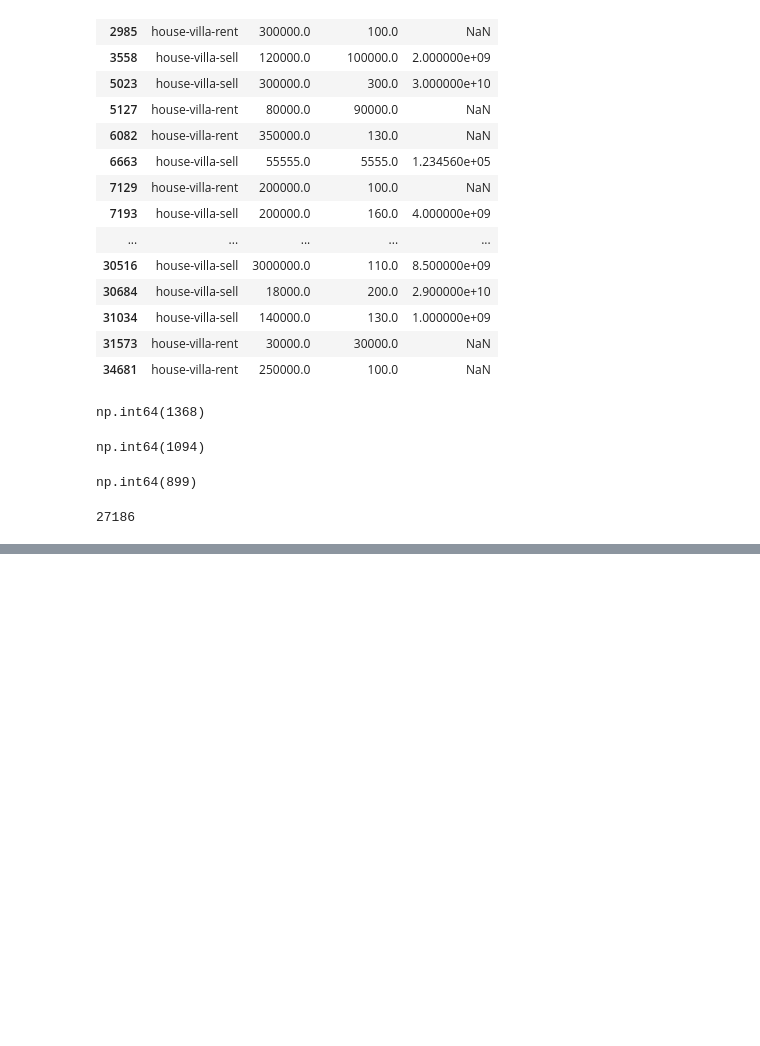
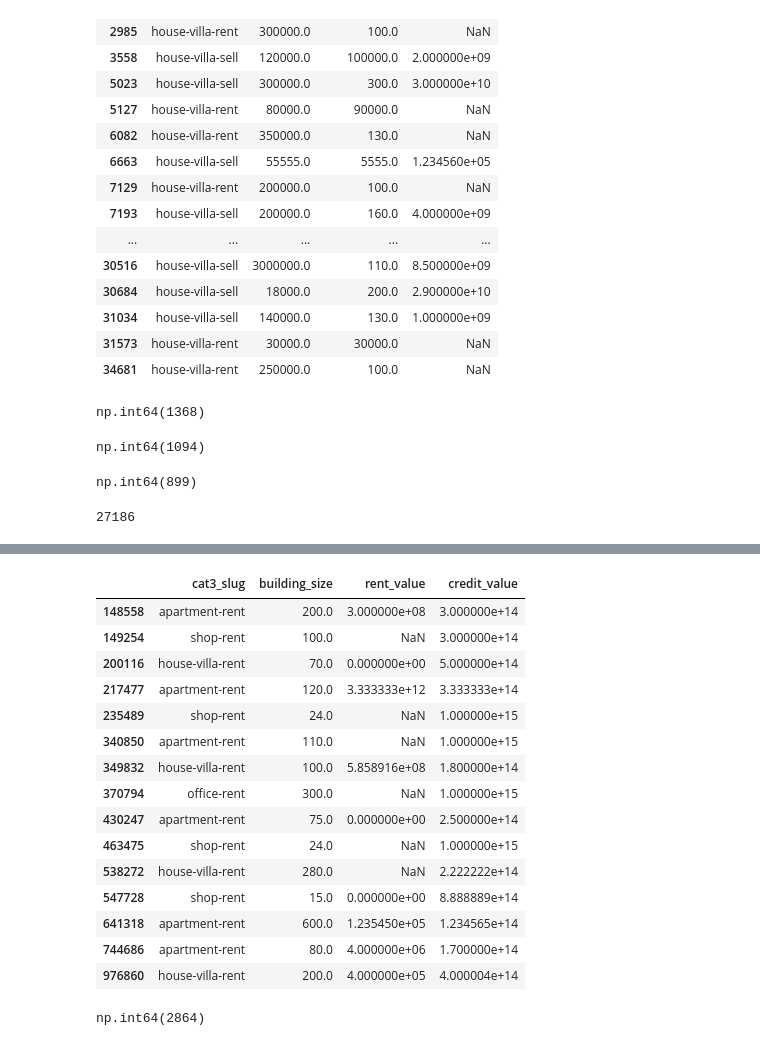
Before and after one commit to maslri/divar-real-estate-ml, a Jupyter notebook: notebooks/17-prediction-model.ipynb, the cells around one changed output, grey strips where cells are left out. Cells and saved outputs as stored; diff of their text form; code cells hidden in the pictures; blank space fills up the shorter version.

```diff
--- a/notebooks/17-prediction-model.ipynb
+++ b/notebooks/17-prediction-model.ipynb
@@ -946,0 +1071,2 @@ len(invalid)
+# %%
+df.loc[df["price_value"] >= 1e13, "price_value"] = pd.NA
@@ -946,0 +1154,2 @@ len(invalid)
+# %%
+df.loc[df["rent_value"] >= 1e14, "rent_value"] = pd.NA
@@ -946,0 +1200,27 @@ len(invalid)
+# %%
+(
+    df[df["credit_value"] > df["credit_value"].quantile(0.9999)][
+        ["cat3_slug", "building_size", "rent_value", "credit_value"]
+    ]
+)
+# %% [output]
+|  | cat3_slug | building_size | rent_value | credit_value |
+| 148558 | apartment-rent | 200.0 | 3.000000e+08 | 3.000000e+14 |
+| 149254 | shop-rent | 100.0 | NaN | 3.000000e+14 |
+| 200116 | house-villa-rent | 70.0 | 0.000000e+00 | 5.000000e+14 |
+| 217477 | apartment-rent | 120.0 | 3.333333e+12 | 3.333333e+14 |
+| 235489 | shop-rent | 24.0 | NaN | 1.000000e+15 |
+| 340850 | apartment-rent | 110.0 | NaN | 1.000000e+15 |
+| 349832 | house-villa-rent | 100.0 | 5.858916e+08 | 1.800000e+14 |
+| 370794 | office-rent | 300.0 | NaN | 1.000000e+15 |
+| 430247 | apartment-rent | 75.0 | 0.000000e+00 | 2.500000e+14 |
+| 463475 | shop-rent | 24.0 | NaN | 1.000000e+15 |
+| 538272 | house-villa-rent | 280.0 | NaN | 2.222222e+14 |
+| 547728 | shop-rent | 15.0 | 0.000000e+00 | 8.888889e+14 |
+| 641318 | apartment-rent | 600.0 | 1.235450e+05 | 1.234565e+14 |
+| 744686 | apartment-rent | 80.0 | 4.000000e+06 | 1.700000e+14 |
+| 976860 | house-villa-rent | 200.0 | 4.000000e+05 | 4.000004e+14 |
+# %%
+(df["credit_value"] == 0).sum()
+# %% [output]
+np.int64(2864)
```
Also changed, not shown: parts of 87 cells of this notebook, 4 other files.
